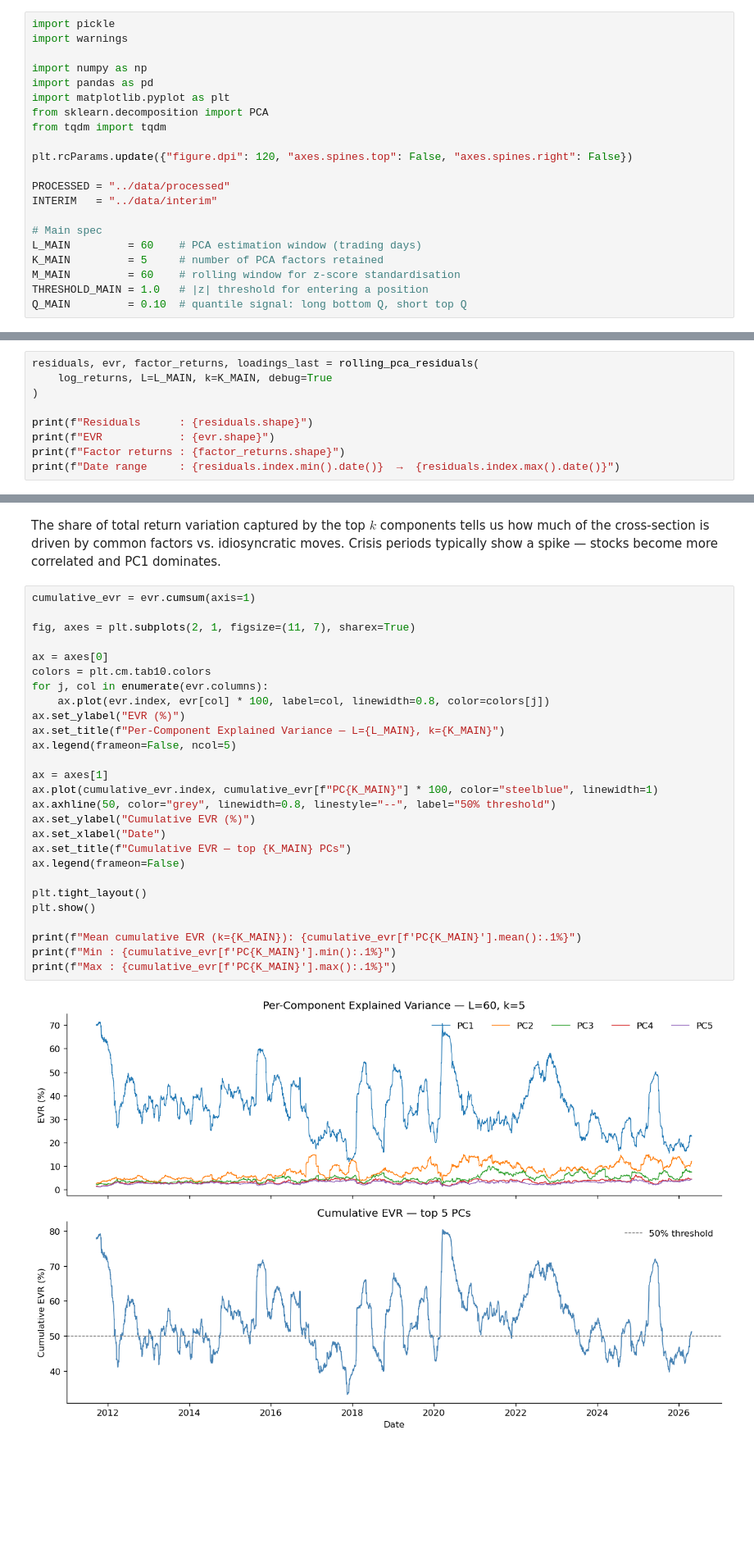
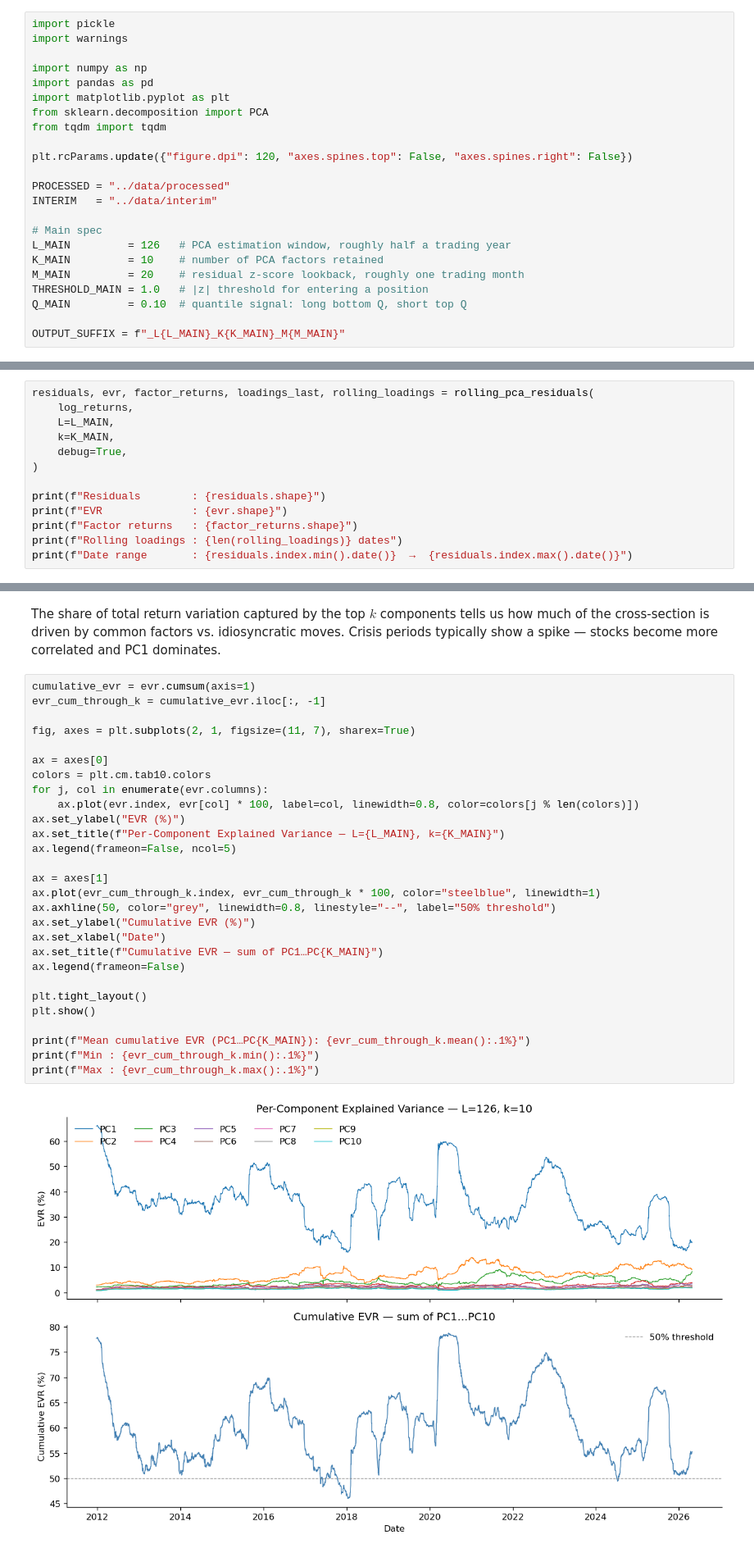
Before and after one commit to ashleyGarcia0405/pca-residual-mean-reversion, a Jupyter notebook: notebooks/2.0-ag-rolling-pca-residuals.ipynb, the cells around one changed output, grey strips where cells are left out. Shown at 82% size. Saved outputs shown, nothing was run; the diff lists cells and outputs as text; blank space fills up the shorter version.

Commit message:
polish + rolling loadings

```diff
--- a/notebooks/2.0-ag-rolling-pca-residuals.ipynb
+++ b/notebooks/2.0-ag-rolling-pca-residuals.ipynb
@@ -26,11 +29,13 @@ PROCESSED = "../data/processed"
 INTERIM   = "../data/interim"
 
 # Main spec
-L_MAIN         = 60    # PCA estimation window (trading days)
-K_MAIN         = 5     # number of PCA factors retained
-M_MAIN         = 60    # rolling window for z-score standardisation
+L_MAIN         = 126   # PCA estimation window, roughly half a trading year
+K_MAIN         = 10    # number of PCA factors retained
+M_MAIN         = 20    # residual z-score lookback, roughly one trading month
 THRESHOLD_MAIN = 1.0   # |z| threshold for entering a position
 Q_MAIN         = 0.10  # quantile signal: long bottom Q, short top Q
+
+OUTPUT_SUFFIX = f"_L{L_MAIN}_K{K_MAIN}_M{M_MAIN}"
 # %%
 log_returns = pd.read_parquet(f"{PROCESSED}/log_returns.parquet")
 
@@ -164,10 +185,14 @@ def rolling_pca_residuals(returns: pd.DataFrame, L: int, k: int, debug: bool = F
 # %%
-residuals, evr, factor_returns, loadings_last = rolling_pca_residuals(
-    log_returns, L=L_MAIN, k=K_MAIN, debug=True
+residuals, evr, factor_returns, loadings_last, rolling_loadings = rolling_pca_residuals(
+    log_returns,
+    L=L_MAIN,
+    k=K_MAIN,
+    debug=True,
 )
 
-print(f"Residuals      : {residuals.shape}")
-print(f"EVR            : {evr.shape}")
-print(f"Factor returns : {factor_returns.shape}")
-print(f"Date range     : {residuals.index.min().date()}  →  {residuals.index.max().date()}")
+print(f"Residuals        : {residuals.shape}")
+print(f"EVR              : {evr.shape}")
+print(f"Factor returns   : {factor_returns.shape}")
+print(f"Rolling loadings : {len(rolling_loadings)} dates")
+print(f"Date range       : {residuals.index.min().date()}  →  {residuals.index.max().date()}")
 # %% [output]
@@ -202,30 +227,31 @@ dtype: float64
 The share of total return variation captured by the top $k$ components tells us how much of the cross-section is driven by common factors vs. idiosyncratic moves. Crisis periods typically show a spike — stocks become more correlated and PC1 dominates.
 # %%
 cumulative_evr = evr.cumsum(axis=1)
+evr_cum_through_k = cumulative_evr.iloc[:, -1]
 
 fig, axes = plt.subplots(2, 1, figsize=(11, 7), sharex=True)
 
 ax = axes[0]
 colors = plt.cm.tab10.colors
 for j, col in enumerate(evr.columns):
-    ax.plot(evr.index, evr[col] * 100, label=col, linewidth=0.8, color=colors[j])
+    ax.plot(evr.index, evr[col] * 100, label=col, linewidth=0.8, color=colors[j % len(colors)])
 ax.set_ylabel("EVR (%)")
 ax.set_title(f"Per-Component Explained Variance — L={L_MAIN}, k={K_MAIN}")
 ax.legend(frameon=False, ncol=5)
 
 ax = axes[1]
-ax.plot(cumulative_evr.index, cumulative_evr[f"PC{K_MAIN}"] * 100, color="steelblue", linewidth=1)
+ax.plot(evr_cum_through_k.index, evr_cum_through_k * 100, color="steelblue", linewidth=1)
 ax.axhline(50, color="grey", linewidth=0.8, linestyle="--", label="50% threshold")
 ax.set_ylabel("Cumulative EVR (%)")
 ax.set_xlabel("Date")
-ax.set_title(f"Cumulative EVR — top {K_MAIN} PCs")
+ax.set_title(f"Cumulative EVR — sum of PC1…PC{K_MAIN}")
 ax.legend(frameon=False)
 
 plt.tight_layout()
 plt.show()
 
-print(f"Mean cumulative EVR (k={K_MAIN}): {cumulative_evr[f'PC{K_MAIN}'].mean():.1%}")
-print(f"Min : {cumulative_evr[f'PC{K_MAIN}'].min():.1%}")
-print(f"Max : {cumulative_evr[f'PC{K_MAIN}'].max():.1%}")
+print(f"Mean cumulative EVR (PC1…PC{K_MAIN}): {evr_cum_through_k.mean():.1%}")
+print(f"Min : {evr_cum_through_k.min():.1%}")
+print(f"Max : {evr_cum_through_k.max():.1%}")
 # %% [output]
-[figure, old version]
+[figure, new version]
```
Also changed, not shown: parts of 15 cells of this notebook.
